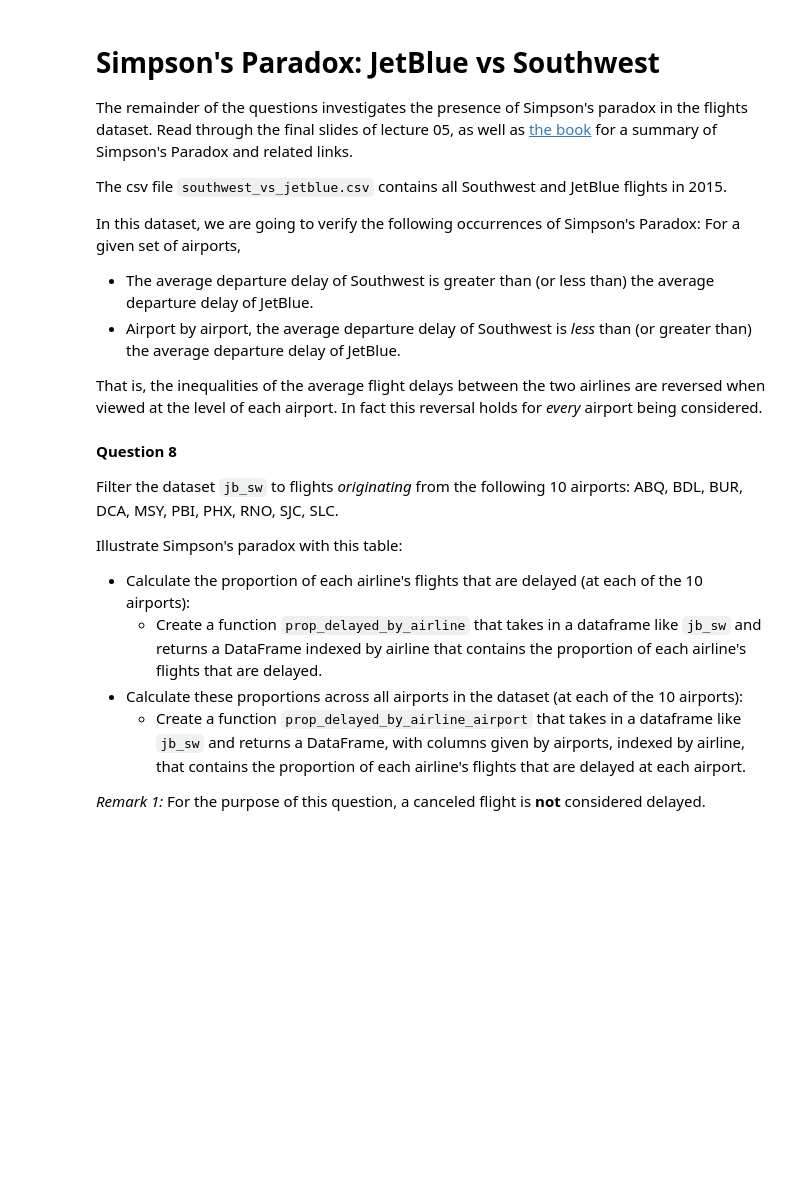
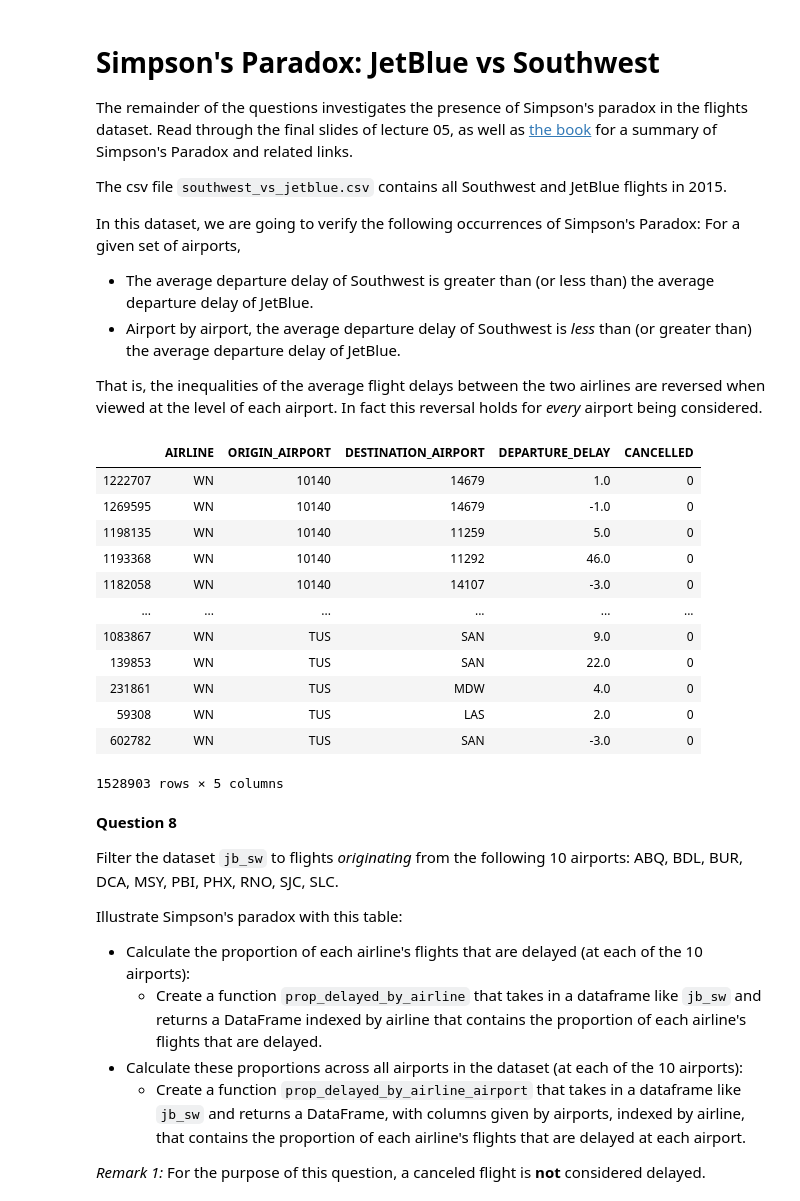
Before and after one commit to harbor-s/dsc80-sp20, a Jupyter notebook: projects/project02/project02.ipynb, the cells around one changed output. Saved outputs shown, nothing was run; the diff lists cells and outputs as text; code cells hidden in the pictures; blank space fills up the shorter version.

```diff
--- a/projects/project02/project02.ipynb
+++ b/projects/project02/project02.ipynb
@@ -289,14 +382,31 @@ In this dataset, we are going to verify the following occurrences of Simpson's P
 
 That is, the inequalities of the average flight delays between the two airlines are reversed when viewed at the level of each airport. In fact this reversal holds for *every* airport being considered.
 # %%
+import os
 jb_sw_filepath = os.path.join('data', 'jetblue_or_sw.csv')
 dtype = proj.data_types()
 
 # The `usecols` keyword:
 # choose *only* the columns you need to reduce your memory footprint!
-usecols = ...
+usecols = ['AIRLINE', 'ORIGIN_AIRPORT', 'DESTINATION_AIRPORT','DEPARTURE_DELAY','CANCELLED']
 
 jb_sw = pd.read_csv(jb_sw_filepath, dtype=dtype, usecols=usecols)
+# %%
+jb_sw.sort_values('ORIGIN_AIRPORT')
+# %% [output]
+|  | AIRLINE | ORIGIN_AIRPORT | DESTINATION_AIRPORT | DEPARTURE_DELAY | CANCELLED |
+| 1222707 | WN | 10140 | 14679 | 1.0 | 0 |
+| 1269595 | WN | 10140 | 14679 | -1.0 | 0 |
+| 1198135 | WN | 10140 | 11259 | 5.0 | 0 |
+| 1193368 | WN | 10140 | 11292 | 46.0 | 0 |
+| 1182058 | WN | 10140 | 14107 | -3.0 | 0 |
+| ... | ... | ... | ... | ... | ... |
+| 1083867 | WN | TUS | SAN | 9.0 | 0 |
+| 139853 | WN | TUS | SAN | 22.0 | 0 |
+| 231861 | WN | TUS | MDW | 4.0 | 0 |
+| 59308 | WN | TUS | LAS | 2.0 | 0 |
+| 602782 | WN | TUS | SAN | -3.0 | 0 |
+1528903 rows × 5 columns
 # %% [markdown]
 **Question 8**
 
```
Also changed, not shown: parts of 21 cells of this notebook, 1 other file.
